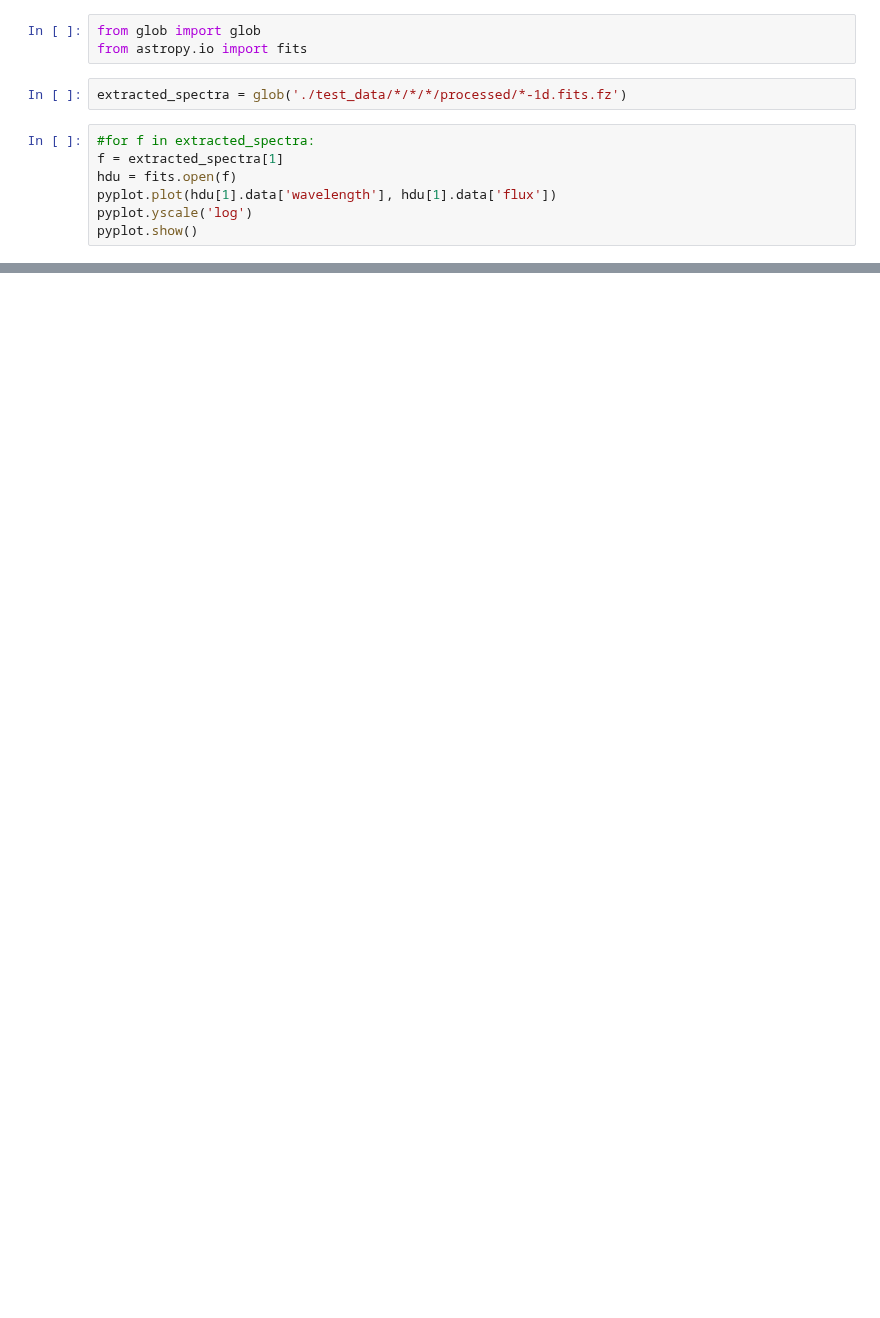
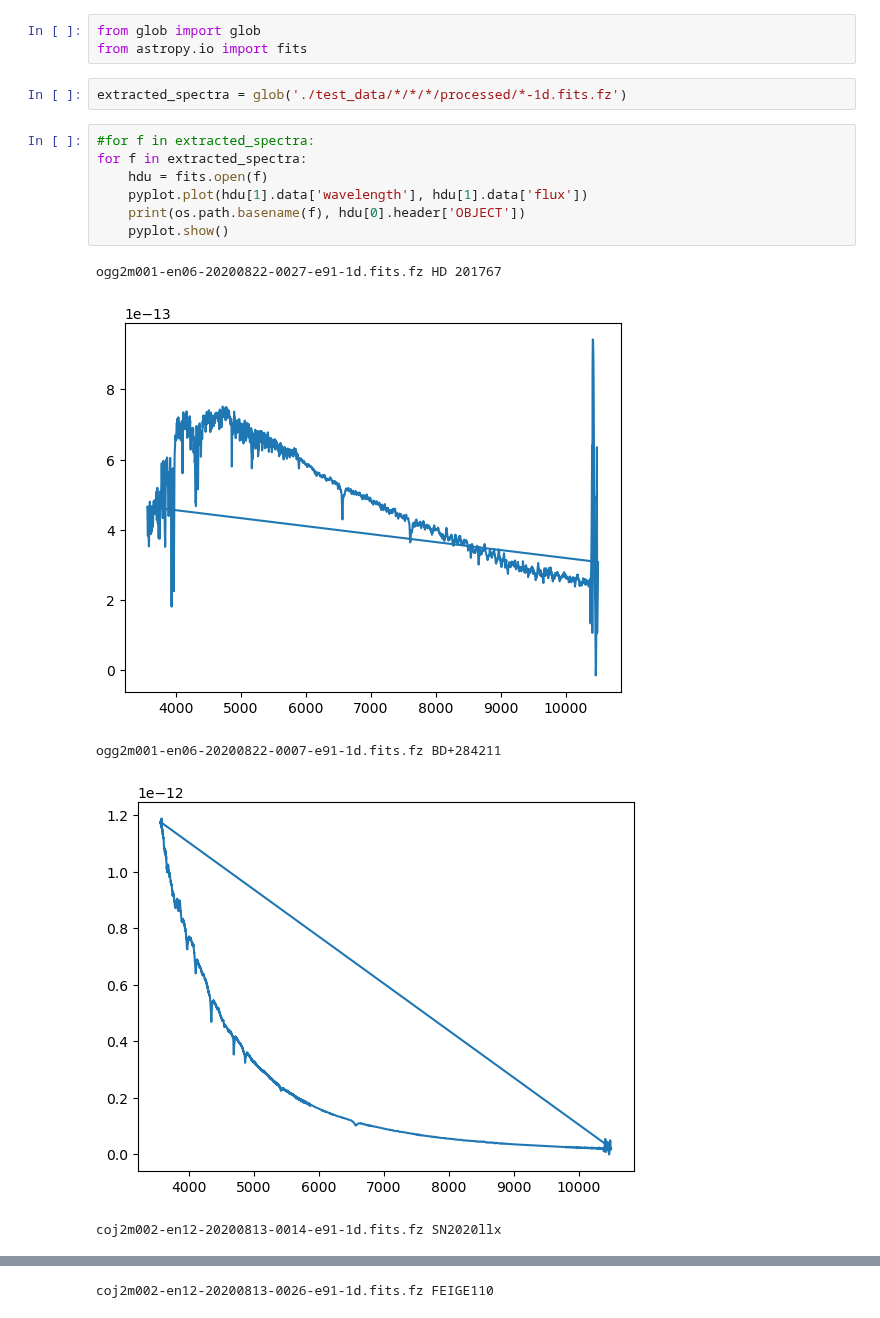
Before and after one commit to LCOGT/banzai-floyds, a Jupyter notebook: characterization_testing/Extraction.ipynb, the cells around one changed output, grey strips where cells are left out. Drawn from its saved outputs; the diff is of its cells as text; blank space fills up the shorter version.

```diff
--- a/characterization_testing/Extraction.ipynb
+++ b/characterization_testing/Extraction.ipynb
@@ -143,8 +161,14 @@ from astropy.io import fits
 extracted_spectra = glob('./test_data/*/*/*/processed/*-1d.fits.fz')
 # %%
 #for f in extracted_spectra:
-f = extracted_spectra[1]
-hdu = fits.open(f)
-pyplot.plot(hdu[1].data['wavelength'], hdu[1].data['flux'])
-pyplot.yscale('log')
-pyplot.show()
+for f in extracted_spectra:
+    hdu = fits.open(f)
+    pyplot.plot(hdu[1].data['wavelength'], hdu[1].data['flux'])
+    print(os.path.basename(f), hdu[0].header['OBJECT'])
+    pyplot.show()
+# %% [output]
+ogg2m001-en06-20200822-0027-e91-1d.fits.fz HD 201767
+[figure, added]
+ogg2m001-en06-20200822-0007-e91-1d.fits.fz BD+284211
+[figure, added]
+coj2m002-en12-20200813-0014-e91-1d.fits.fz SN2020llx
@@ -150,0 +176 @@ pyplot.show()
+coj2m002-en12-20200813-0026-e91-1d.fits.fz FEIGE110
```
Also changed, not shown: parts of 5 cells of this notebook, 6 other files.
